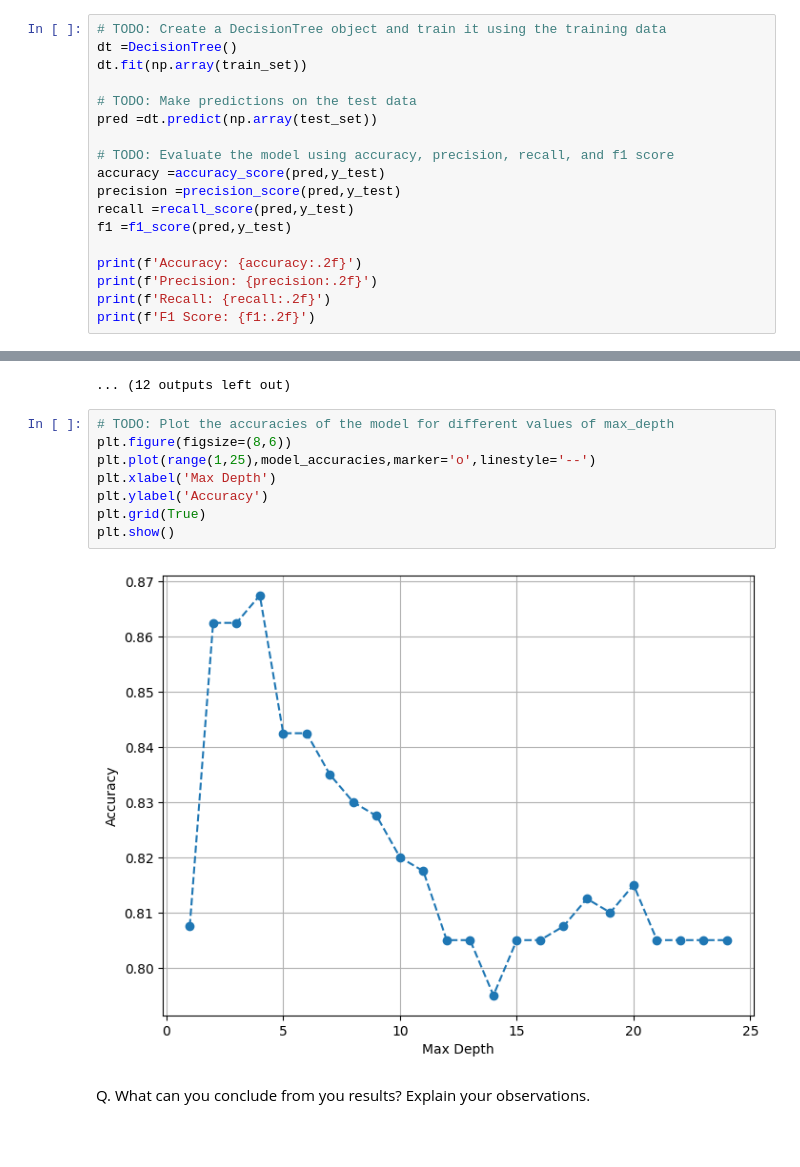
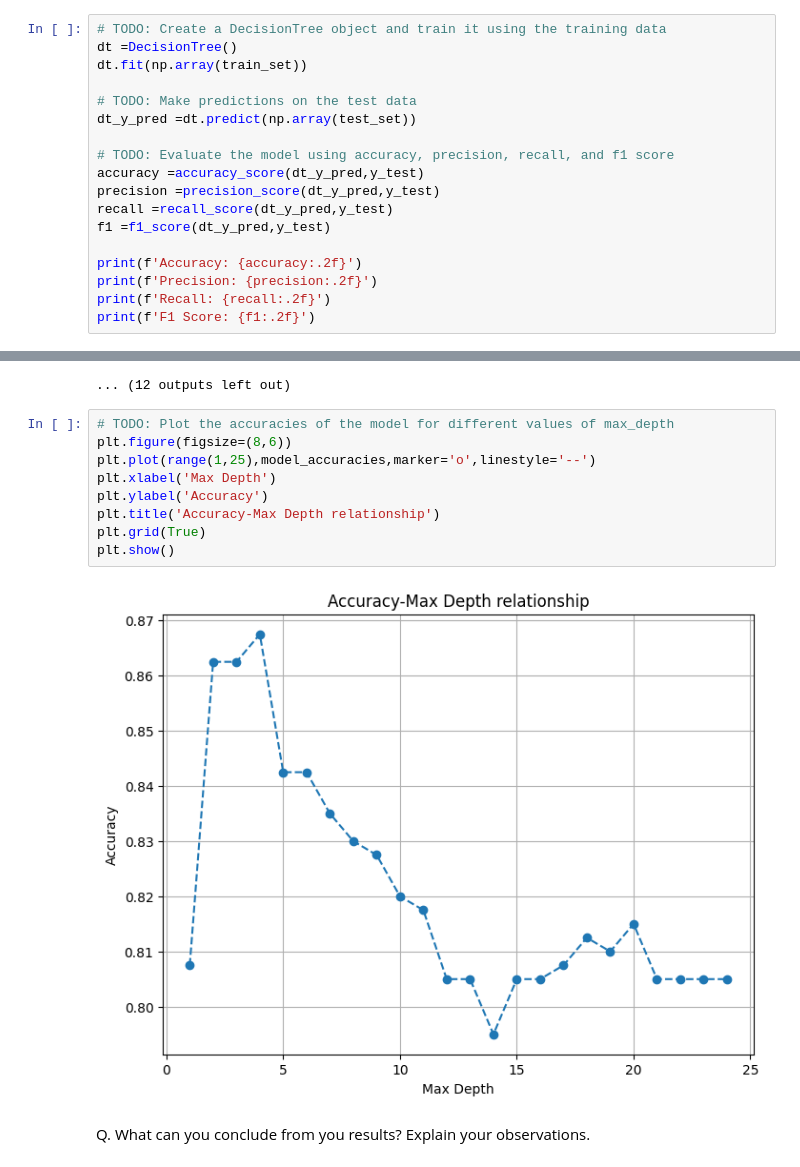
Before and after one commit to 26100226/CS331-PA2, a Jupyter notebook: Group-54_S2_PA2.ipynb, the cells around one changed output, grey strips where cells are left out. Drawn from its saved outputs; the diff is of its cells as text; blank space fills up the shorter version.

```diff
--- a/Group-54_S2_PA2.ipynb
+++ b/Group-54_S2_PA2.ipynb
@@ -1021,13 +940,13 @@ dt =DecisionTree()
 dt.fit(np.array(train_set))
 
 # TODO: Make predictions on the test data
-pred =dt.predict(np.array(test_set))
+dt_y_pred =dt.predict(np.array(test_set))
 
 # TODO: Evaluate the model using accuracy, precision, recall, and f1 score
-accuracy =accuracy_score(pred,y_test)
-precision =precision_score(pred,y_test)
-recall =recall_score(pred,y_test)
-f1 =f1_score(pred,y_test)
+accuracy =accuracy_score(dt_y_pred,y_test)
+precision =precision_score(dt_y_pred,y_test)
+recall =recall_score(dt_y_pred,y_test)
+f1 =f1_score(dt_y_pred,y_test)
 
 print(f'Accuracy: {accuracy:.2f}')
 print(f'Precision: {precision:.2f}')
@@ -1099,13 +1018,14 @@ for max_depth in range(1, 25):
 # %%
 # TODO: Plot the accuracies of the model for different values of max_depth
 plt.figure(figsize=(8,6))
 plt.plot(range(1,25),model_accuracies,marker='o',linestyle='--')
 plt.xlabel('Max Depth')
 plt.ylabel('Accuracy')
+plt.title('Accuracy-Max Depth relationship')
 plt.grid(True)
 plt.show()
 # %% [output]
-[figure, old version]
+[figure, new version]
 # %% [markdown]
 Q. What can you conclude from you results? Explain your observations.
 # %% [markdown]
```
Also changed, not shown: parts of 16 cells of this notebook.
